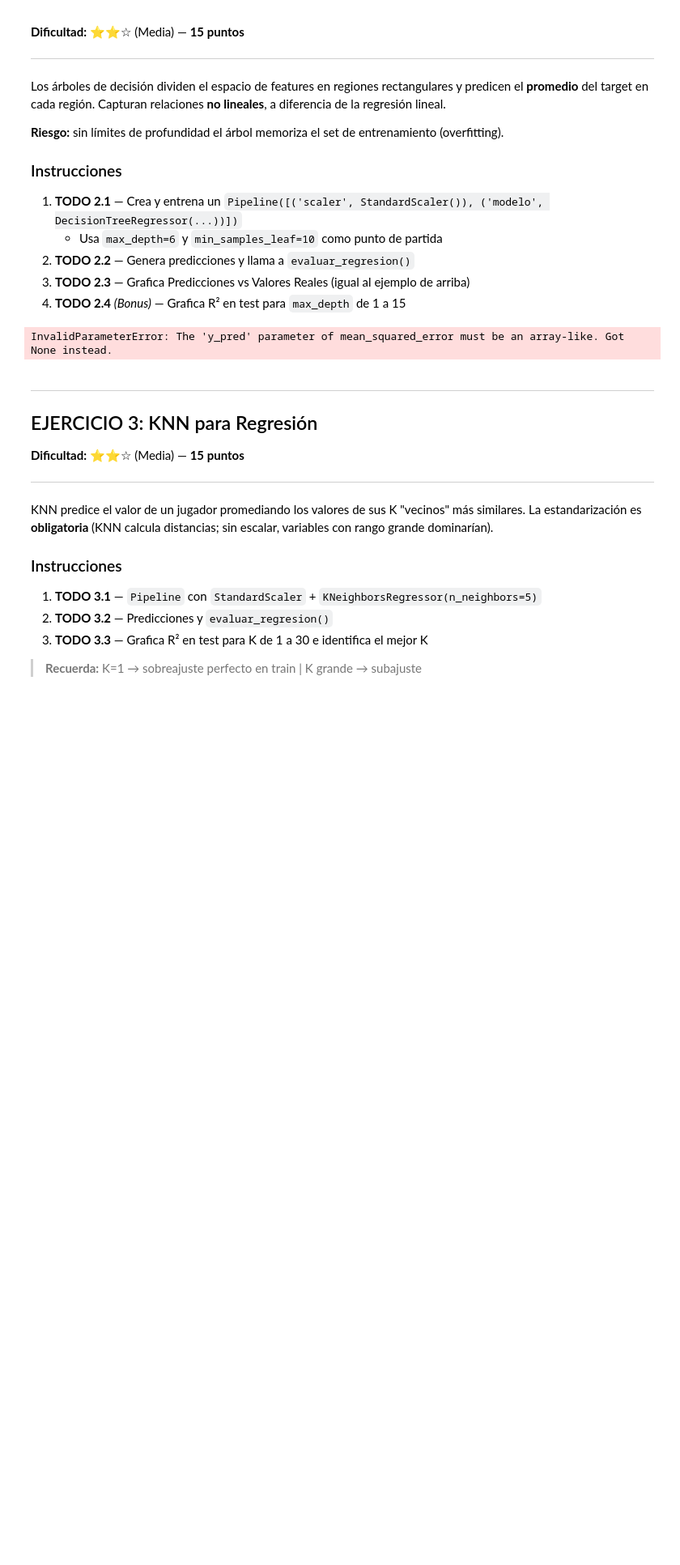
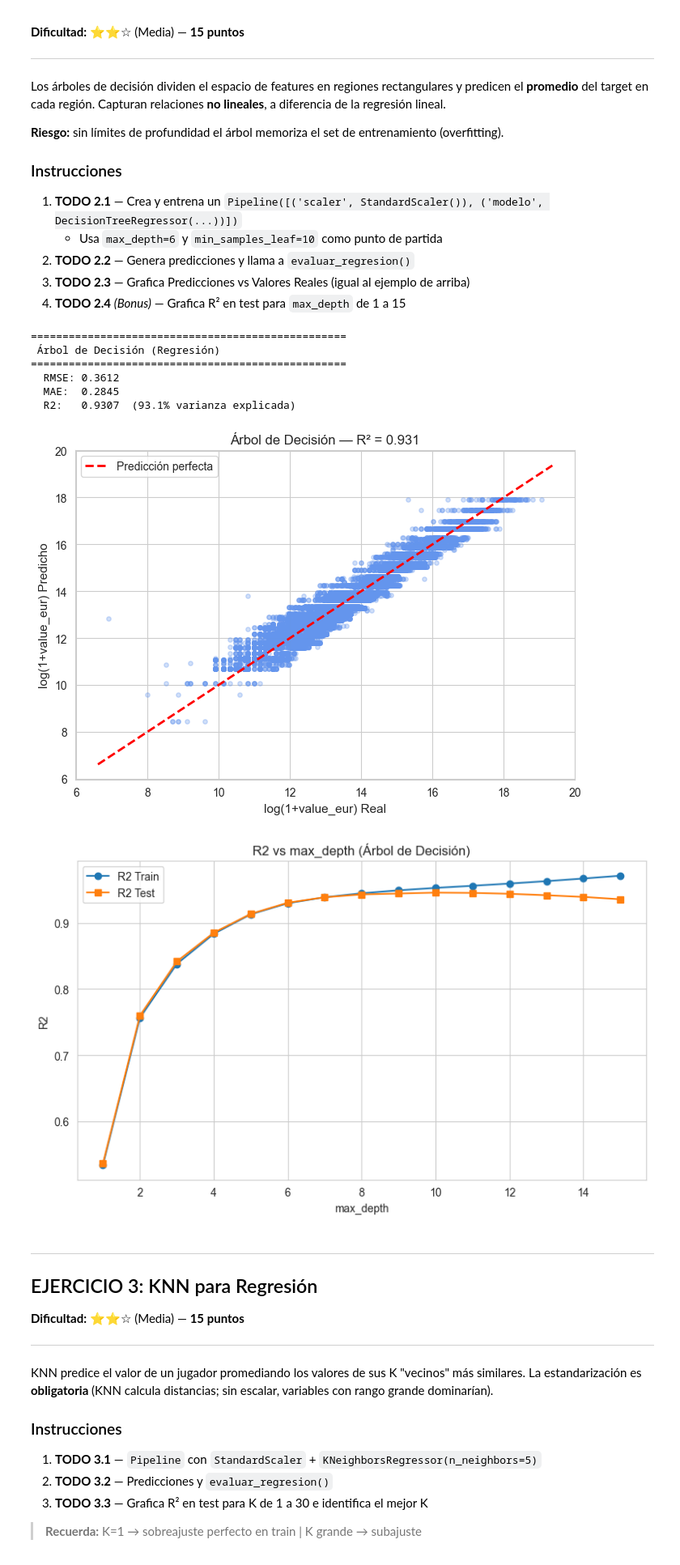
Before and after one commit to bypipe27/informeIA, a Jupyter notebook: Proyecto_FIFA_Players.ipynb, the cells around one changed output. Shown at 81% size. Cells and saved outputs as stored; diff of their text form; code cells hidden in the pictures; blank space fills up the shorter version.

Commit message:
Punto 5 random forest y punto 6 grid search + correccion del punto 2

```diff
--- a/Proyecto_FIFA_Players.ipynb
+++ b/Proyecto_FIFA_Players.ipynb
@@ -503,41 +504,66 @@ de la regresión lineal.
 # ║  EJERCICIO 2: Árbol de Decisión para Regresión           ║
 # ╚══════════════════════════════════════════════════════════╝
 
 # ── TODO 2.1: Pipeline con DecisionTreeRegressor ─────────────────────────────
-pipe_dt_r = None  # Tu código aquí
-# pipe_dt_r.fit(...)
+pipe_dt_r = Pipeline([
+    ('scaler', StandardScaler()),
+    ('modelo', DecisionTreeRegressor(max_depth=6, min_samples_leaf=10, random_state=RANDOM_STATE))
+])
+pipe_dt_r.fit(X_train_r, y_train_r)
 
 
 # ── TODO 2.2: Predicciones + evaluación ──────────────────────────────────────
-y_pred_dt_r = None  # Tu código aquí
-
+y_pred_dt_r = pipe_dt_r.predict(X_test_r)
 r2_dt = evaluar_regresion(y_test_r, y_pred_dt_r, 'Árbol de Decisión (Regresión)')
-
 
 # ── TODO 2.3: Gráfica Predicciones vs Real ───────────────────────────────────
 fig, ax = plt.subplots(figsize=(7, 5))
-# Tu código aquí
+lim = [y_test_r.min() - 0.3, y_test_r.max() + 0.3]
+ax.scatter(y_test_r, y_pred_dt_r, alpha=0.3, s=15, color='cornflowerblue')
+ax.plot(lim, lim, 'r--', linewidth=2, label='Predicción perfecta')
+ax.legend()
 ax.set_xlabel('log(1+value_eur) Real', fontsize=11)
 ax.set_ylabel('log(1+value_eur) Predicho', fontsize=11)
 ax.set_title(f'Árbol de Decisión — R² = {r2_dt:.3f}', fontsize=12)
 plt.tight_layout()
 plt.show()
 
 
 # ── TODO 2.4 (Bonus): R² vs max_depth ────────────────────────────────────────
 profundidades = range(1, 16)
 r2_train_list = []
 r2_test_list  = []
 
 for depth in profundidades:
     pipe_temp = Pipeline([('scaler', StandardScaler()),
                           ('modelo', DecisionTreeRegressor(max_depth=depth, random_state=RANDOM_STATE))])
     # Tu código aquí: fit, predice train y test, calcula r2 para cada uno
-    pass
+    pipe_temp.fit(X_train_r, y_train_r)
+    y_pred_train = pipe_temp.predict(X_train_r)
+    y_pred_test = pipe_temp.predict(X_test_r)
+    r2_train_list.append(r2_score(y_train_r, y_pred_train))
+    r2_test_list.append(r2_score(y_test_r, y_pred_test))
+
 
 # Grafica r2_train_list y r2_test_list vs profundidades
+fig, ax = plt.subplots(figsize=(8, 5))
+ax.plot(profundidades, r2_train_list, 'o-', label='R2 Train')
+ax.plot(profundidades, r2_test_list, 's-', label='R2 Test')
+ax.set_xlabel('max_depth')
+ax.set_ylabel('R2')
+ax.set_title('R2 vs max_depth (Árbol de Decisión)')
+ax.legend()
+plt.tight_layout()
+plt.show()
 # %% [output]
-InvalidParameterError: The 'y_pred' parameter of mean_squared_error must be an array-like. Got None instead.
+==================================================
+ Árbol de Decisión (Regresión)
+==================================================
+  RMSE: 0.3612
+  MAE:  0.2845
+  R2:   0.9307  (93.1% varianza explicada)
+[figure, added]
+[figure, added]
 # %% [markdown]
 ---
 ## EJERCICIO 3: KNN para Regresión
```
Also changed, not shown: parts of 10 cells of this notebook.
